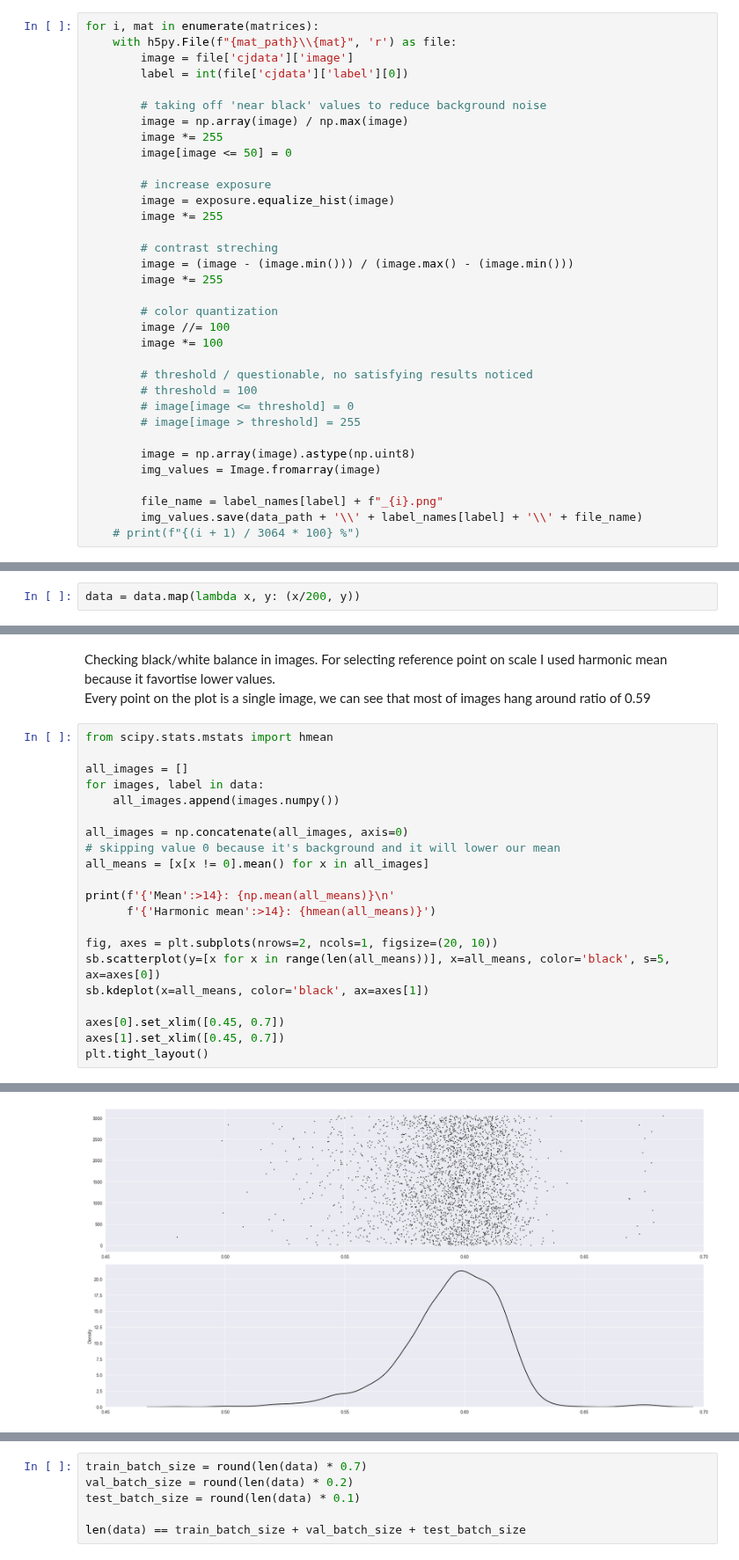
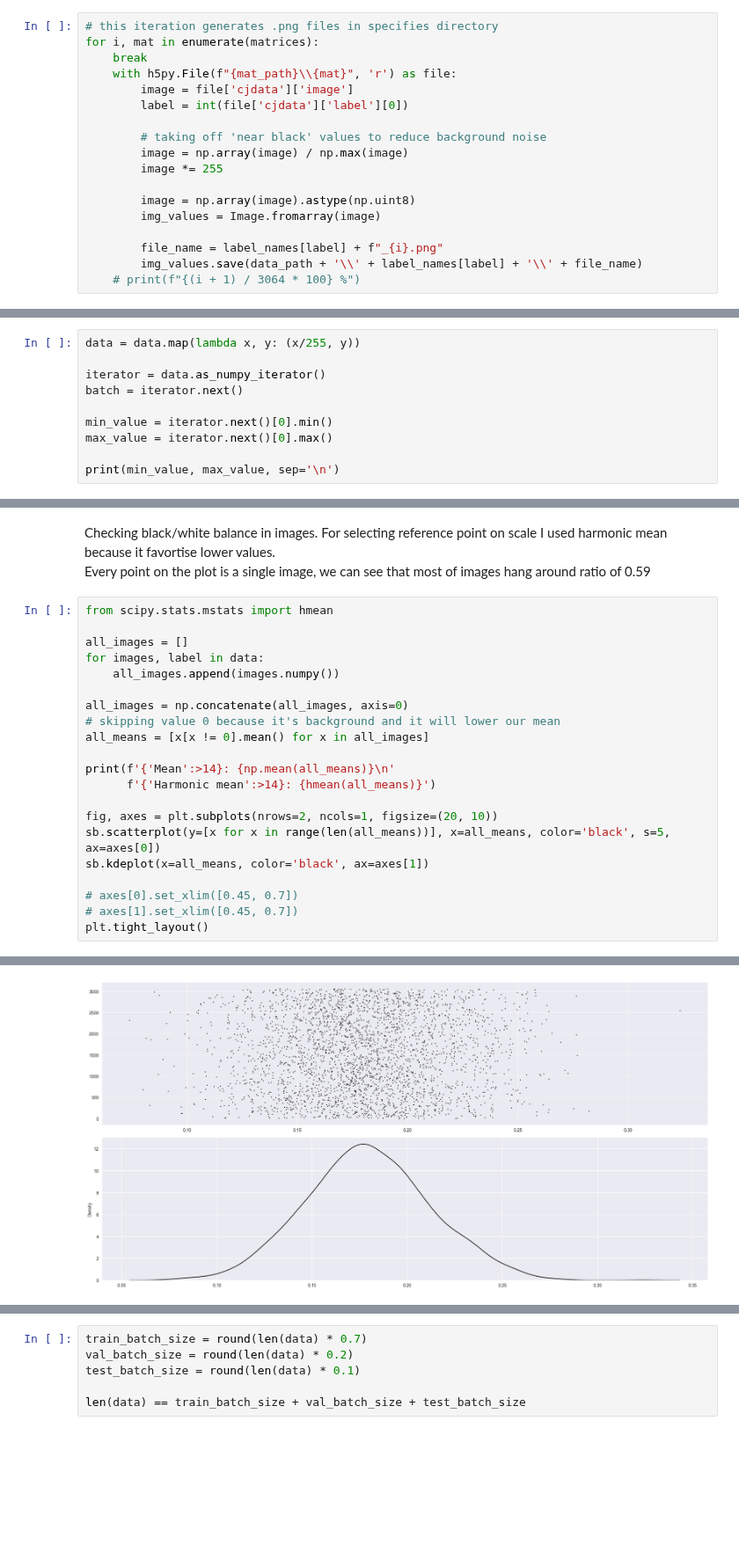
Before and after one commit to gracjan-p/brain-tumors, a Jupyter notebook: brain-tumors-analysis.ipynb, the cells around one changed output, grey strips where cells are left out. Shown at 88% size. Drawn from its saved outputs; the diff is of its cells as text; blank space fills up the shorter version.

```diff
--- a/brain-tumors-analysis.ipynb
+++ b/brain-tumors-analysis.ipynb
@@ -41,7 +41,9 @@ label_names = {1: 'meningioma',
                2: 'glioma',
                3: 'pituitary'}
 # %%
+# this iteration generates .png files in specifies directory
 for i, mat in enumerate(matrices):
+    break
     with h5py.File(f"{mat_path}\\{mat}", 'r') as file:
         image = file['cjdata']['image']
         label = int(file['cjdata']['label'][0])
@@ -49,24 +51,6 @@ for i, mat in enumerate(matrices):
         # taking off 'near black' values to reduce background noise
         image = np.array(image) / np.max(image)
         image *= 255
-        image[image <= 50] = 0
-
-        # increase exposure
-        image = exposure.equalize_hist(image)
-        image *= 255
-
-        # contrast streching
-        image = (image - (image.min())) / (image.max() - (image.min()))
-        image *= 255
-
-        # color quantization
-        image //= 100
-        image *= 100
-
-        # threshold / questionable, no satisfying results noticed
-        # threshold = 100
-        # image[image <= threshold] = 0
-        # image[image > threshold] = 255
 
         image = np.array(image).astype(np.uint8)
         img_values = Image.fromarray(image)
@@ -174,2 +157,10 @@ print(batch[0].min(), batch[0].max(), sep='\n')
 # %%
-data = data.map(lambda x, y: (x/200, y))
+data = data.map(lambda x, y: (x/255, y))
+
+iterator = data.as_numpy_iterator()
+batch = iterator.next()
+
+min_value = iterator.next()[0].min()
+max_value = iterator.next()[0].max()
+
+print(min_value, max_value, sep='\n')
@@ -206,7 +189,7 @@ fig, axes = plt.subplots(nrows=2, ncols=1, figsize=(20, 10))
 sb.scatterplot(y=[x for x in range(len(all_means))], x=all_means, color='black', s=5, ax=axes[0])
 sb.kdeplot(x=all_means, color='black', ax=axes[1])
 
-axes[0].set_xlim([0.45, 0.7])
-axes[1].set_xlim([0.45, 0.7])
+# axes[0].set_xlim([0.45, 0.7])
+# axes[1].set_xlim([0.45, 0.7])
 plt.tight_layout()
 # %% [output]
@@ -215,3 +198,3 @@ plt.tight_layout()
-[figure, old version]
+[figure, new version]
 # %% [markdown]
 # III Creating CNN Model
```
Also changed, not shown: parts of 15 cells of this notebook, 1 other file.
